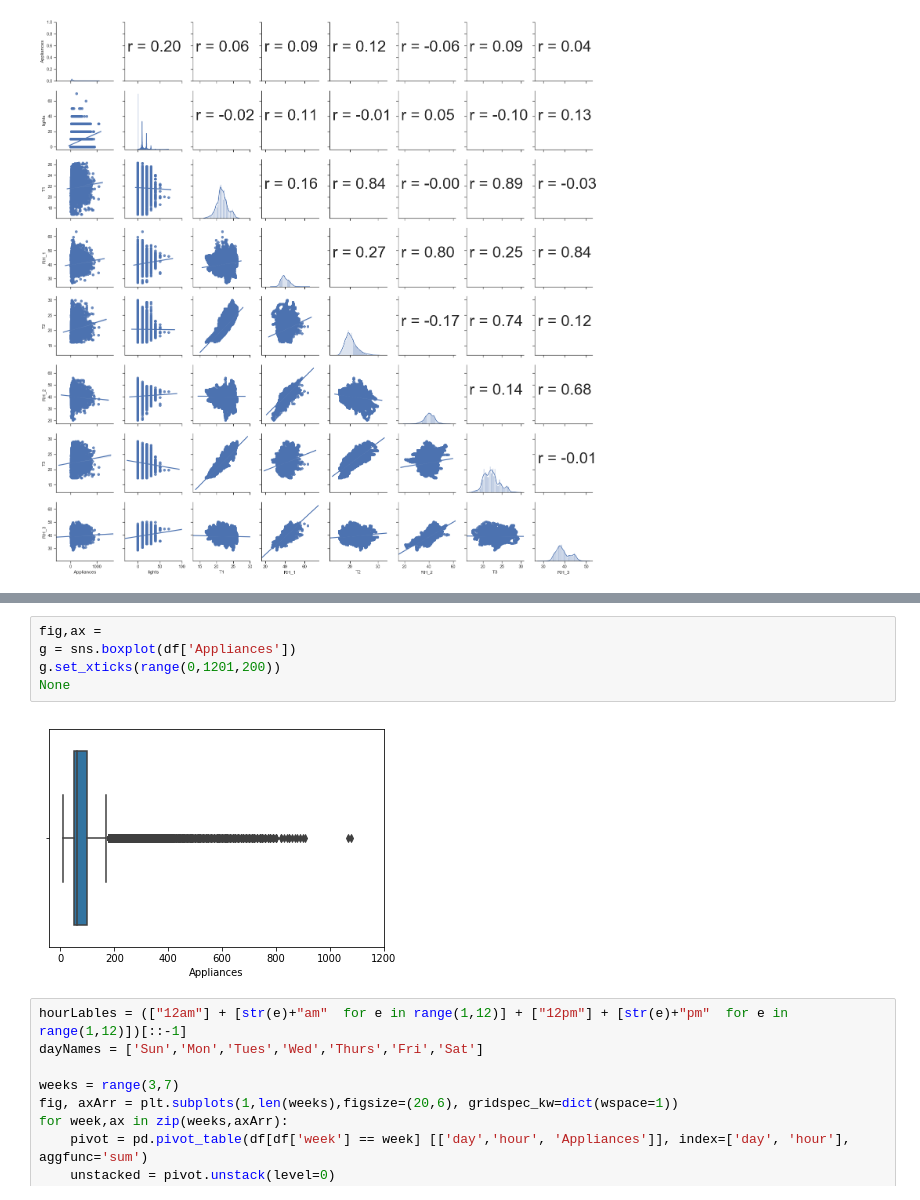
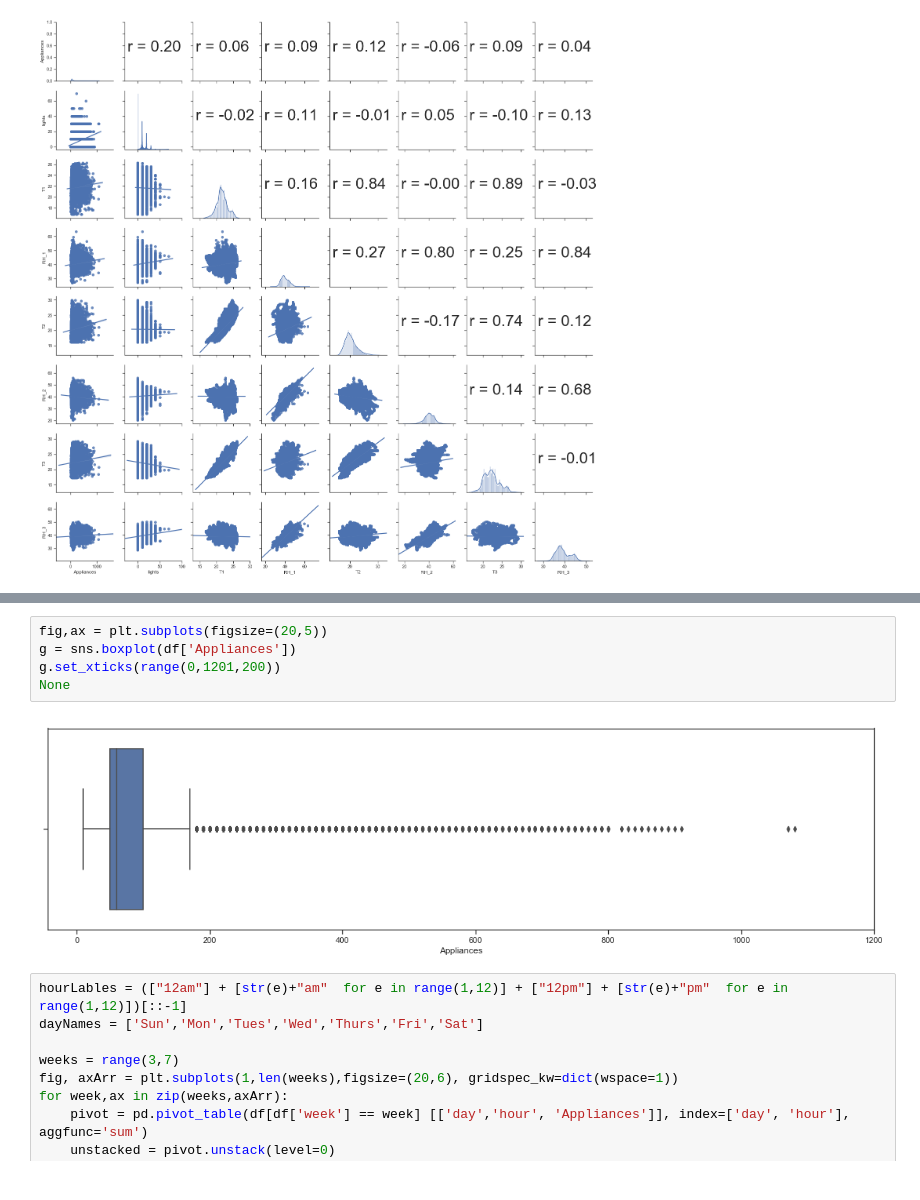
Before and after one commit to billy1234/DataScience-Portfolio, a Jupyter notebook: Portfolio2.ipynb, the cells around one changed output, grey strips where cells are left out. Saved outputs shown, nothing was run; the diff lists cells and outputs as text.

```diff
--- a/Portfolio2.ipynb
+++ b/Portfolio2.ipynb
@@ -59,10 +63,10 @@ None
 # %%
-fig,ax =
+fig,ax = plt.subplots(figsize=(20,5))
 g = sns.boxplot(df['Appliances'])
 g.set_xticks(range(0,1201,200))
 None
 # %% [output]
-[figure, old version]
+[figure, new version]
 # %%
 hourLables = (["12am"] + [str(e)+"am"  for e in range(1,12)] + ["12pm"] + [str(e)+"pm"  for e in range(1,12)])[::-1]
 dayNames = ['Sun','Mon','Tues','Wed','Thurs','Fri','Sat']
```
Also changed, not shown: parts of 15 cells of this notebook, 1 other file.
